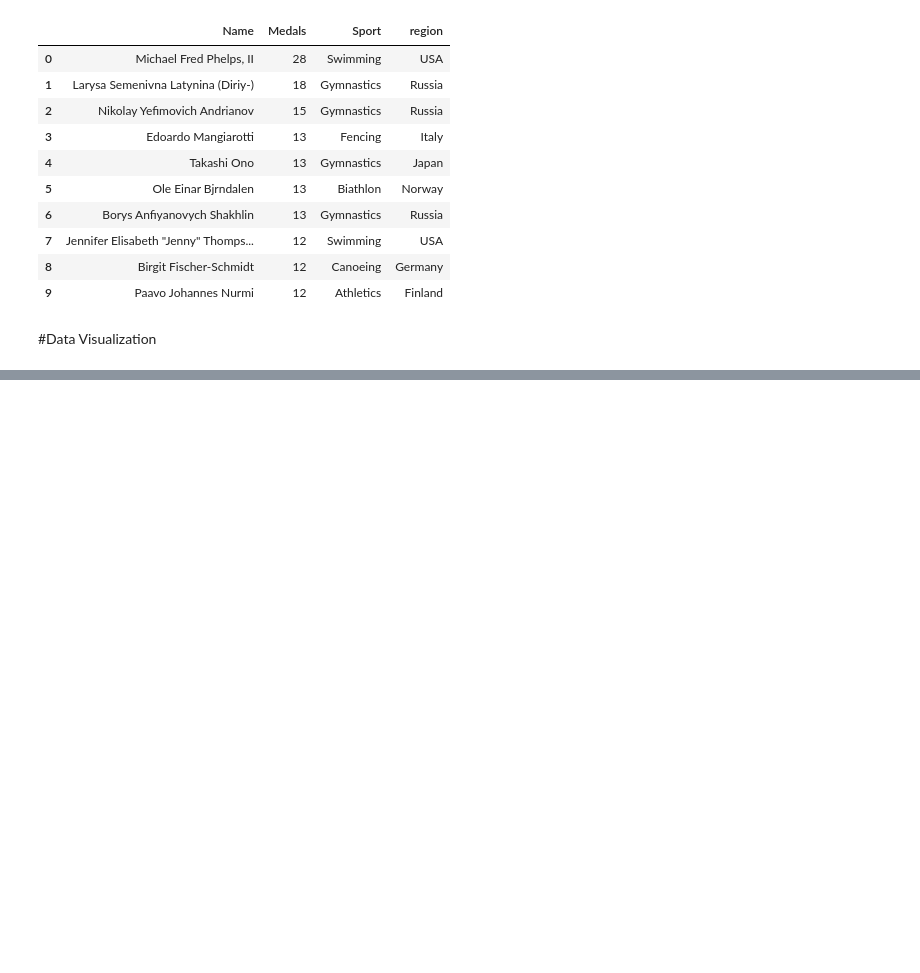
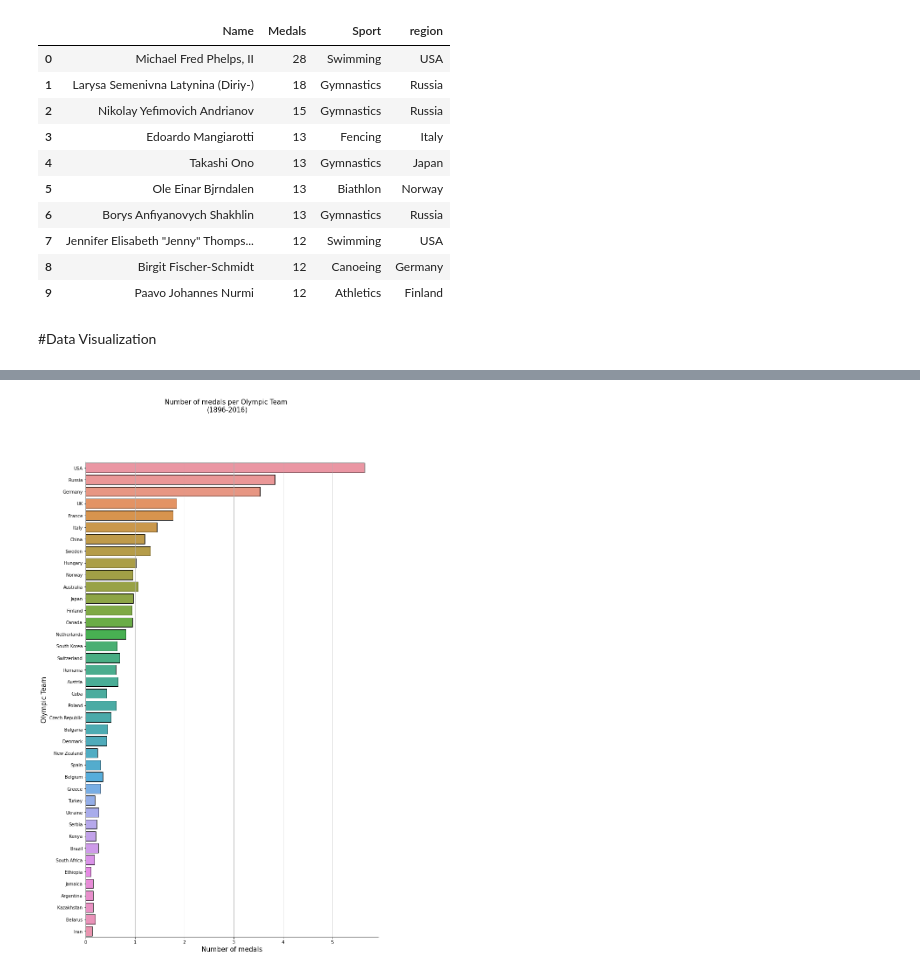
Before and after one commit to MaliheDahmardeh/Olympic-History, a Jupyter notebook: Olympic_History.ipynb, the cells around one changed output, grey strips where cells are left out. Saved outputs shown, nothing was run; the diff lists cells and outputs as text; code cells hidden in the pictures; blank space fills up the shorter version.

```diff
--- a/Olympic_History.ipynb
+++ b/Olympic_History.ipynb
@@ -553,0 +565,18 @@ tmw_table
+# %%
+medals_region=number_of_different_medals.head(40)
+
+fig, ax = plt.subplots(figsize = (12, 20))
+sns.barplot(x = medals_region['Total'],
+            y = medals_region['region'],
+            data = medals_region,ax = ax,edgecolor = 'k')
+
+sns.despine(right=True)
+ax.set_ylabel("Olympic Team",fontsize=15)
+ax.set_xlabel("Number of medals",fontsize=15)
+ax.set_yticklabels(medals_region['region'], size = 10)
+ax.set_xticklabels(ax.get_yticks(), size = 10)
+plt.grid(axis='x')
+fig.suptitle('Number of medals per Olympic Team \n(1896-2016)', size = 15)
+plt.show()
+# %% [output]
+[figure, added]
```
Also changed, not shown: parts of 2 cells of this notebook.
